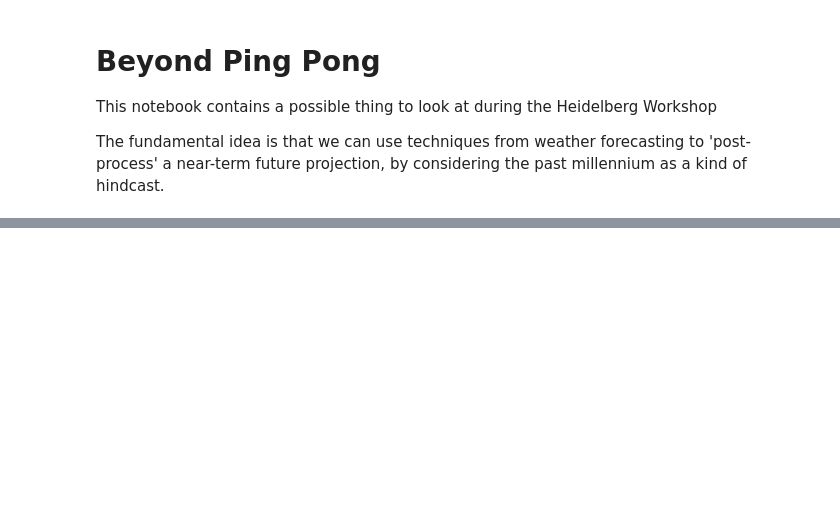
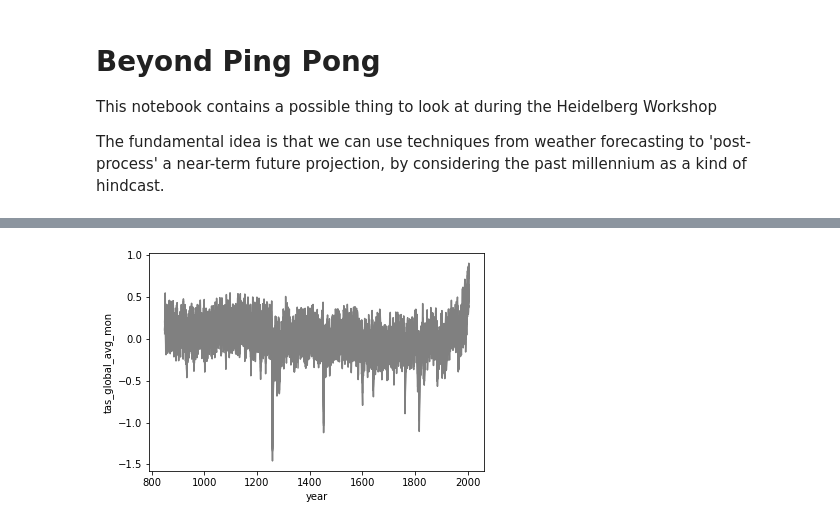
Before and after one commit to chrisbrierley/beyondpingpong, a Jupyter notebook: beyondpingpong.ipynb, the cells around one changed output, grey strips where cells are left out. Cells and saved outputs as stored; diff of their text form; code cells hidden in the pictures; blank space fills up the shorter version.

Commit message:
Ported over CESM LME

```diff
--- a/beyondpingpong.ipynb
+++ b/beyondpingpong.ipynb
@@ -36,0 +37,9 @@ Coordinates:
+# %%
+lme=xr.open_dataset("data\CESM1_LastMillenniumEnsemble.001-010.tas_global_avg_mon.850-2005.nc")
+lme_gmt_mon=lme.tas_global_avg_mon #Load in monthly global mean temperatures
+lme_5180 = lme_gmt_mon.sel(time=slice("1951-01", "1980-12")).mean() # Compute the average over L.M.Reanalysis baseline
+lme_gmt = lme_gmt_mon.groupby("time.year").mean()
+lme_gmt_mon = lme_gmt_mon.rolling(time=30*12,center=True).mean() # Perform 30 year running mean
+lme_samples=lme_gmt_mon[:,180:13690:180]
+lme_samples=lme_samples-lme_5180
+lme_gmt
@@ -36,0 +64,7 @@ Coordinates:
+# %%
+#lmr_gmt.plot()
+for i in range(0, 10):
+    this_line=lme_gmt[i,:]
+    this_line.plot(color='grey')
+# %% [output]
+[figure, added]
```
Also changed, not shown: parts of 3 cells of this notebook, 1 other file.
